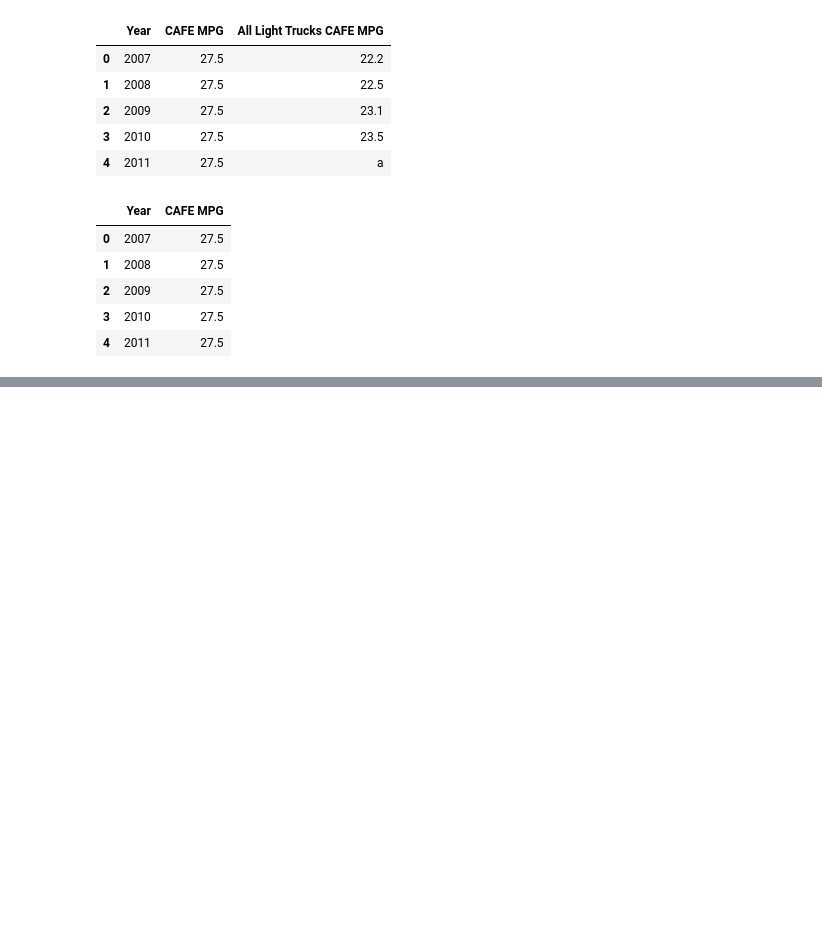
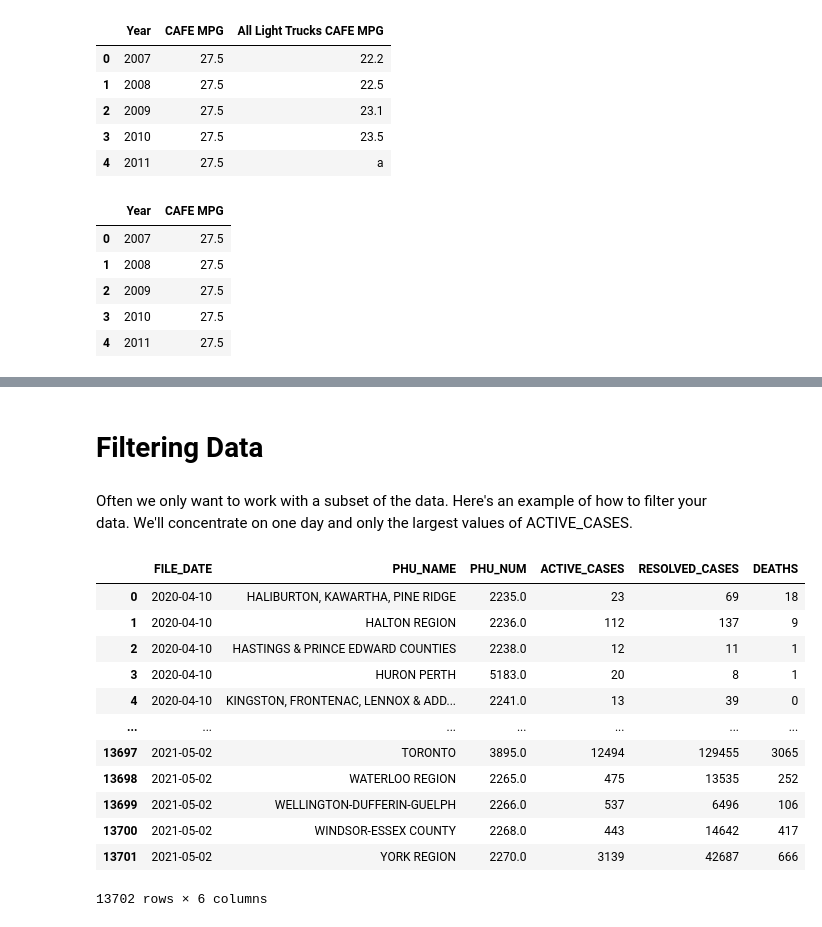
Before and after one commit to pbeens/OTF-Data-Analysis-2021-05, a Jupyter notebook: Demo_Fixing_Data.ipynb, the cells around one changed output, grey strips where cells are left out. Drawn from its saved outputs; the diff is of its cells as text; code cells hidden in the pictures; blank space fills up the shorter version.

```diff
--- a/Demo_Fixing_Data.ipynb
+++ b/Demo_Fixing_Data.ipynb
@@ -198,0 +338,27 @@ df
+# %% [markdown]
+# Filtering Data
+# %% [markdown]
+Often we only want to work with a subset of the data. Here's an example of how to filter your data. We'll concentrate on one day and only the largest values of ACTIVE_CASES.
+# %%
+# Read in and prep the test data
+# This is Ontario's active COVID data, by region
+
+import pandas as pd
+
+url = 'https://data.ontario.ca/dataset/1115d5fe-dd84-4c69-b5ed-05bf0c0a0ff9/resource/d1bfe1ad-6575-4352-8302-09ca81f7ddfc/download/cases_by_status_and_phu.csv'
+df = pd.read_csv(url)
+df
+# %% [output]
+|  | FILE_DATE | PHU_NAME | PHU_NUM | ACTIVE_CASES | RESOLVED_CASES | DEATHS |
+| 0 | 2020-04-10 | HALIBURTON, KAWARTHA, PINE RIDGE | 2235.0 | 23 | 69 | 18 |
+| 1 | 2020-04-10 | HALTON REGION | 2236.0 | 112 | 137 | 9 |
+| 2 | 2020-04-10 | HASTINGS & PRINCE EDWARD COUNTIES | 2238.0 | 12 | 11 | 1 |
+| 3 | 2020-04-10 | HURON PERTH | 5183.0 | 20 | 8 | 1 |
+| 4 | 2020-04-10 | KINGSTON, FRONTENAC, LENNOX & ADD... | 2241.0 | 13 | 39 | 0 |
+| ... | ... | ... | ... | ... | ... | ... |
+| 13697 | 2021-05-02 | TORONTO | 3895.0 | 12494 | 129455 | 3065 |
+| 13698 | 2021-05-02 | WATERLOO REGION | 2265.0 | 475 | 13535 | 252 |
+| 13699 | 2021-05-02 | WELLINGTON-DUFFERIN-GUELPH | 2266.0 | 537 | 6496 | 106 |
+| 13700 | 2021-05-02 | WINDSOR-ESSEX COUNTY | 2268.0 | 443 | 14642 | 417 |
+| 13701 | 2021-05-02 | YORK REGION | 2270.0 | 3139 | 42687 | 666 |
+13702 rows × 6 columns
```
Also changed, not shown: parts of 24 cells of this notebook.
